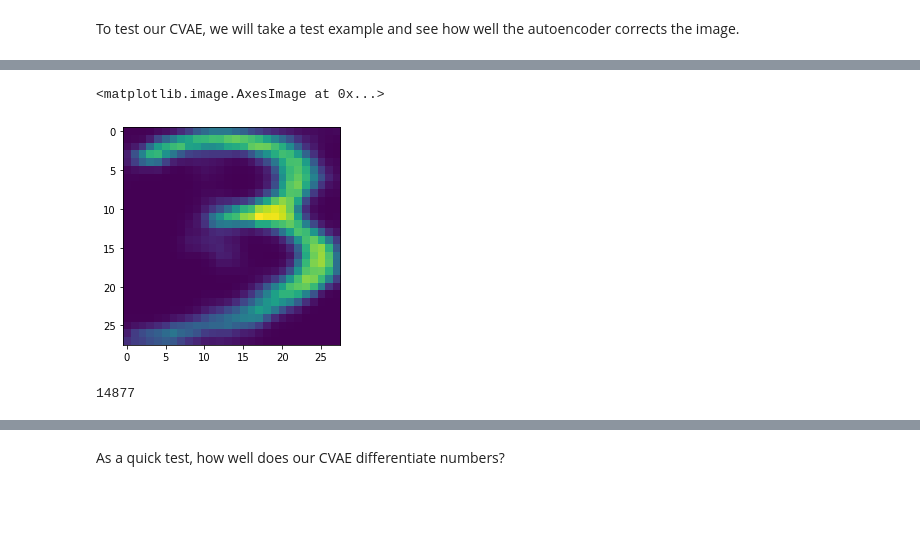
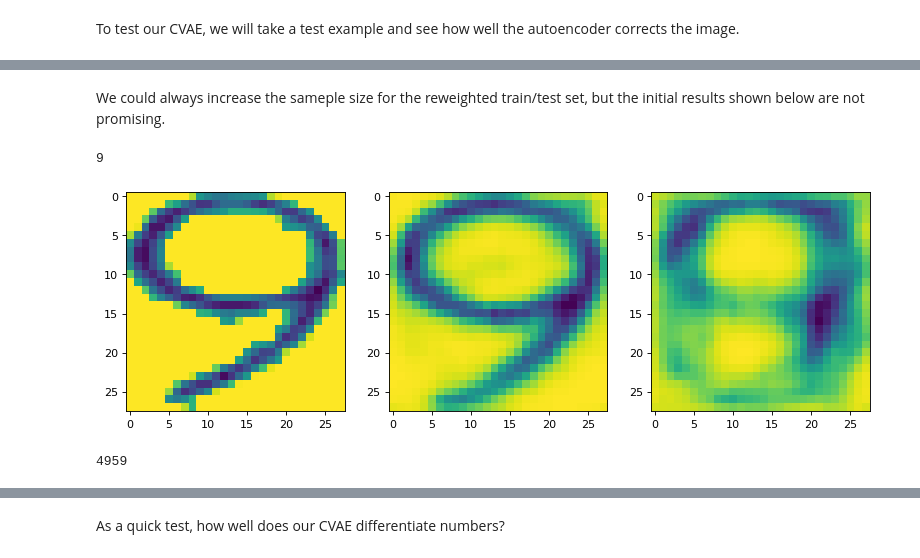
Before and after one commit to ggdhines/historical-transcriptions, a Jupyter notebook: notebooks/ocr followup.ipynb, the cells around one changed output, grey strips where cells are left out. Drawn from its saved outputs; the diff is of its cells as text; code cells hidden in the pictures; blank space fills up the shorter version.

```diff
--- a/notebooks/ocr followup.ipynb
+++ b/notebooks/ocr followup.ipynb
@@ -424,11 +412,30 @@ Name: 1726, dtype: object
-# %%
-a,b = model.encode(test_images_[index:index+1,:,:,:])
-z = model.reparameterize(a,b)
-x = model.decode(z,apply_sigmoid=True)
-plt.imshow(x[0,:,:,0])
-# %% [output]
-<matplotlib.image.AxesImage at 0x...>
-[figure, removed]
+# %% [markdown]
+We could always increase the sameple size for the reweighted train/test set, but the initial results shown below are not promising.
+# %%
+index = 4
+
+print(test_df.loc[index,"character"])
+
+fig = plt.figure(num=None, figsize=(12, 6), dpi=80, facecolor='w', edgecolor='k')
+ax = fig.add_subplot(131)
+ax.imshow(test_images[index,:,:,0])
+
+ax = fig.add_subplot(132)
+a,b = base_model.encode(test_images[index:index+1,:,:,:])
+z = base_model.reparameterize(a,b)
+x = base_model.decode(z,apply_sigmoid=True)
+ax.imshow(x[0,:,:,0])
+
+ax = fig.add_subplot(133)
+a,b = resampled_model.encode(test_images[index:index+1,:,:,:])
+z = resampled_model.reparameterize(a,b)
+x = resampled_model.decode(z,apply_sigmoid=True)
+ax.imshow(x[0,:,:,0])
+
+plt.show()
+# %% [output]
+9
+[figure, added]
 # %%
 x = []
 y = []
@@ -437,16 +444,16 @@ indices = []
 confidence = []
 of_interest = []
 
-for index in range(train_images_.shape[0]):
+for index in range(test_images.shape[0]):
     print(index,end="\r")
 
-    original = train_images_[index:index+1,:,:,:]
+    original = test_images[index:index+1,:,:,:]
 
-    a,b = model.encode(original)
-    z = model.reparameterize(a,b)
+    a,b = base_model.encode(original)
+    z = base_model.reparameterize(a,b)
 
     x.append(float(z[0][0]))
     y.append(float(z[0][1]))
-    indices.append(train_index[index])
+#     indices.append(train_index[index])
 # %% [output]
-14877
+4959
```
Also changed, not shown: parts of 8 cells of this notebook.
